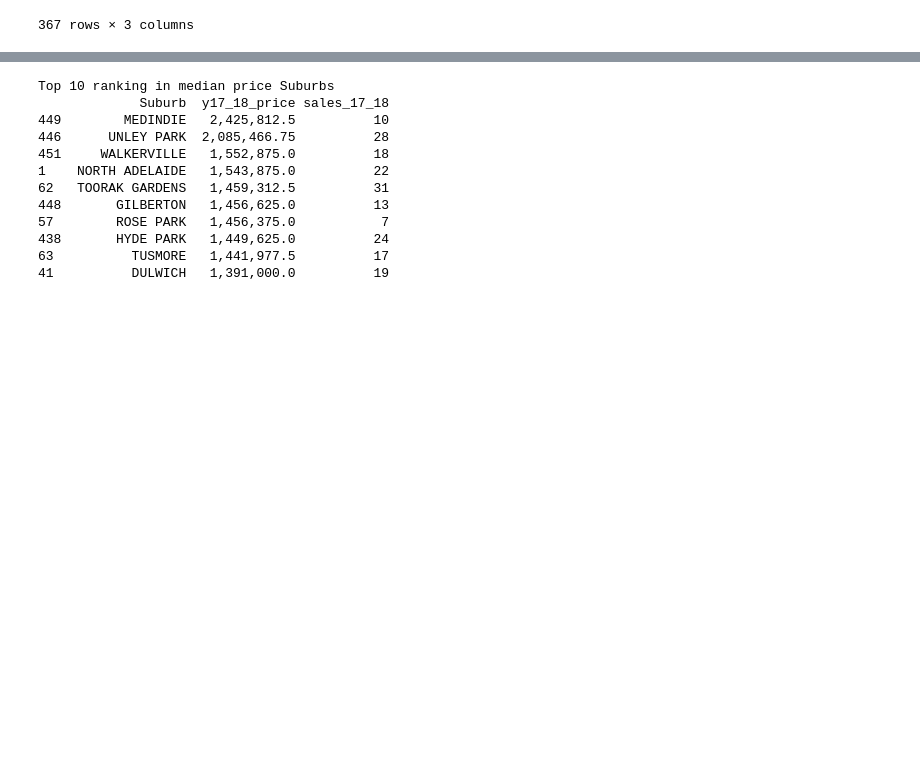
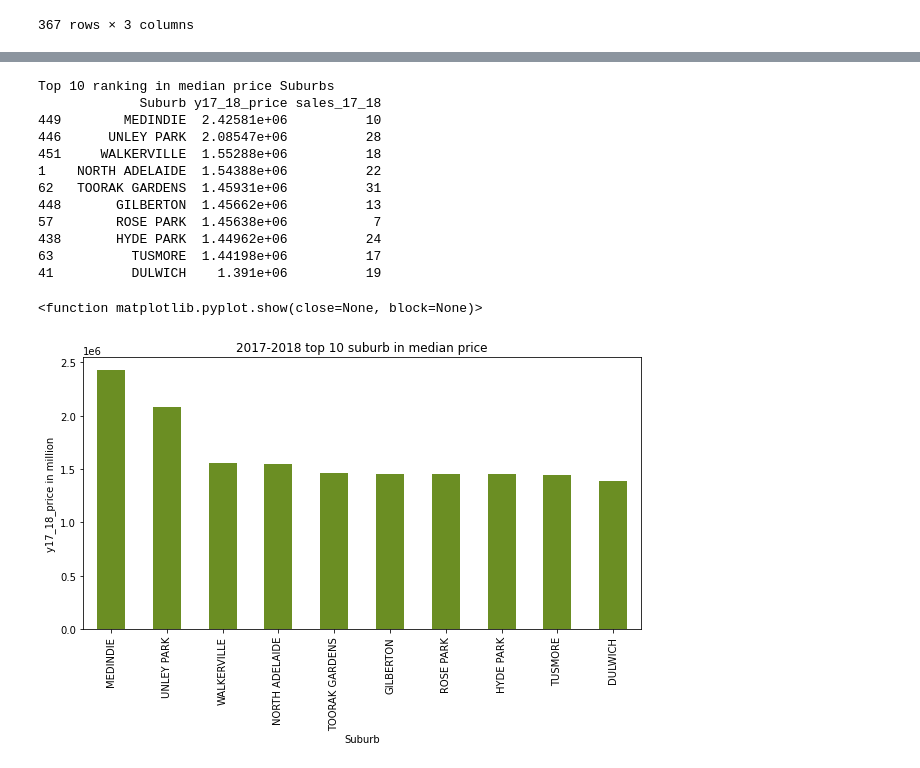
Before and after one commit to Sprettle/Chevrolet-Chilis, a Jupyter notebook: Resources/housingxlsm_code/merge17_18.ipynb, the cells around one changed output, grey strips where cells are left out. Drawn from its saved outputs; the diff is of its cells as text; code cells hidden in the pictures; blank space fills up the shorter version.

```diff
--- a/Resources/housingxlsm_code/merge17_18.ipynb
+++ b/Resources/housingxlsm_code/merge17_18.ipynb
@@ -185,20 +199,32 @@ Bottom 10 ranking in median price Suburbs
 top_10_price=refined_Y1718.sort_values(by=['y17_18_price'],ascending=False)
 top_10_price=top_10_price.head(10)
 
-# format price
-top_10_price["y17_18_price"]=top_10_price["y17_18_price"].map("{:,}".format)
 
 print(f"Top 10 ranking in median price Suburbs\n{top_10_price}\n")
 # %% [output]
 Top 10 ranking in median price Suburbs
-             Suburb  y17_18_price sales_17_18
-449        MEDINDIE   2,425,812.5          10
-446      UNLEY PARK  2,085,466.75          28
-451     WALKERVILLE   1,552,875.0          18
-1    NORTH ADELAIDE   1,543,875.0          22
-62   TOORAK GARDENS   1,459,312.5          31
-448       GILBERTON   1,456,625.0          13
-57        ROSE PARK   1,456,375.0           7
-438       HYDE PARK   1,449,625.0          24
-63          TUSMORE   1,441,977.5          17
-41          DULWICH   1,391,000.0          19
+             Suburb y17_18_price sales_17_18
+449        MEDINDIE  2.42581e+06          10
+446      UNLEY PARK  2.08547e+06          28
+451     WALKERVILLE  1.55288e+06          18
+1    NORTH ADELAIDE  1.54388e+06          22
+62   TOORAK GARDENS  1.45931e+06          31
+448       GILBERTON  1.45662e+06          13
+57        ROSE PARK  1.45638e+06           7
+438       HYDE PARK  1.44962e+06          24
+63          TUSMORE  1.44198e+06          17
+41          DULWICH    1.391e+06          19
+# %%
+# plot price
+top_10_price.plot(kind="bar", figsize=(10,5), x='Suburb',y='y17_18_price', rot=90, color="olivedrab",legend=False);
+# Set a title for the chart
+plt.title("2017-2018 top 10 suburb in median price")
+plt.xlabel("Suburb")
+plt.ylabel("y17_18_price in million")
+
+#Save figure
+plt.savefig("../housingcsv/y17_18_top_10_suburbs.png",bbox_inches="tight")
+plt.show
+# %% [output]
+<function matplotlib.pyplot.show(close=None, block=None)>
+[figure, added]
```
Also changed, not shown: parts of 3 cells of this notebook, 27 other files.
